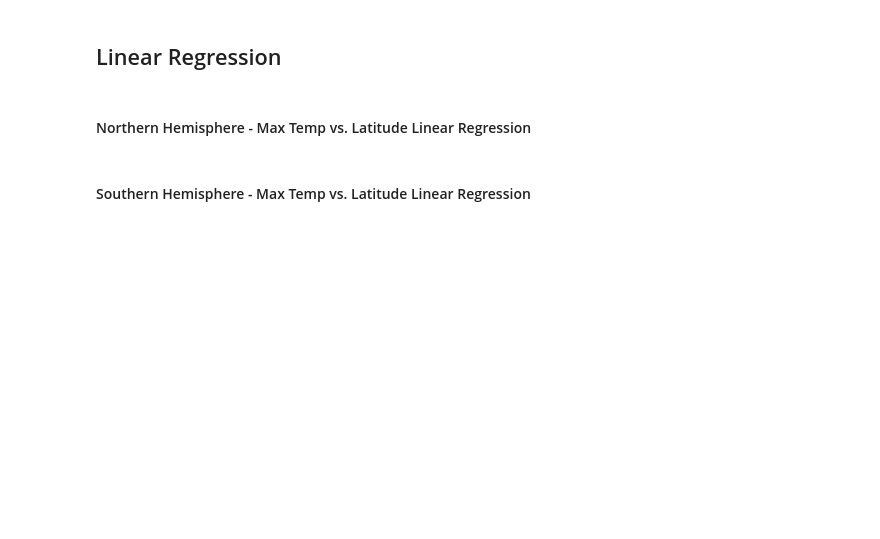
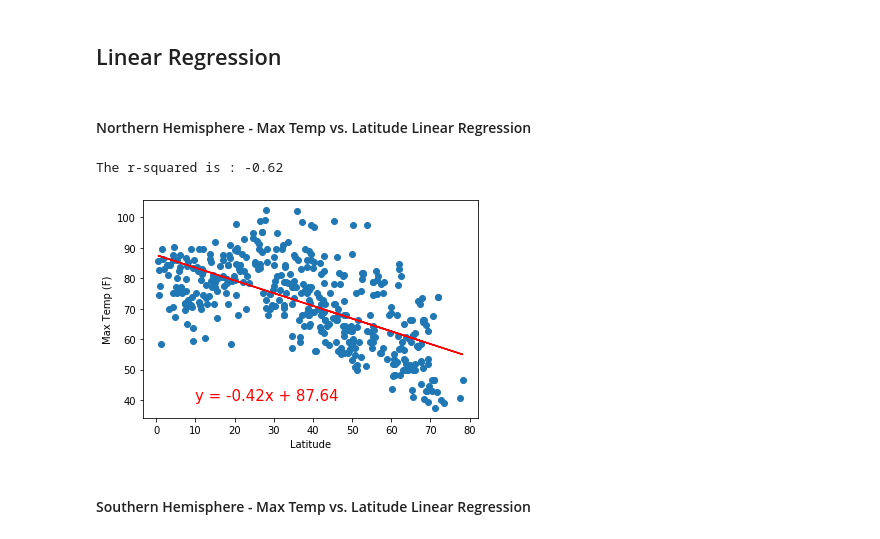
Before and after one commit to jmbruner37/6_python_api, a Jupyter notebook: 06-Python-APIs_HW/Instructions/starter_code/WeatherPy.ipynb, the cells around one changed output. Drawn from its saved outputs; the diff is of its cells as text; code cells hidden in the pictures; blank space fills up the shorter version.

Commit message:
weatherpy complete

```diff
--- a/06-Python-APIs_HW/Instructions/starter_code/WeatherPy.ipynb
+++ b/06-Python-APIs_HW/Instructions/starter_code/WeatherPy.ipynb
@@ -260,3 +261,5 @@ plt.show()
 ## Linear Regression
 # %%
 # OPTIONAL: Create a function to create Linear Regression plots
+nor_hemi = weather_df.loc[weather_df["Lat"] >= 0]
+sou_hemi = weather_df.loc[weather_df["Lat"] < 0]
@@ -265,4 +266,30 @@ plt.show()
+# %%
+def linear_agression(x,y):
+    print(f"The r-squared is : {round(st.pearsonr(x, y)[0],2)}")
+    (slope, intercept, rvalue, pvalue, stderr) = linregress(x, y)
+    regress_values = x * slope + intercept
+    line_eq = "y = " + str(round(slope,2)) + "x + " + str(round(intercept,2))
+    plt.scatter(x, y)
+    plt.plot(x,regress_values,"r-")
+    return line_eq
+
+def annotate(line_eq, a, b):
+    plt.annotate(line_eq,(a,b),fontsize=15,color="red")
 # %% [markdown]
 ####  Northern Hemisphere - Max Temp vs. Latitude Linear Regression
+# %%
+equation = linear_agression(nor_hemi["Lat"], nor_hemi["Max Temp"])
+
+
+annotate(equation, 10, 40)
+
+
+plt.ylabel("Max Temp (F)")
+plt.xlabel("Latitude")
+
+plt.savefig("../Images/NorHemi Max Temp vs. Latitude Linear Regression.png")
+# %% [output]
+The r-squared is : -0.62
+[figure, added]
 # %% [markdown]
 ####  Southern Hemisphere - Max Temp vs. Latitude Linear Regression
```
Also changed, not shown: parts of 17 cells of this notebook, 14 other files.
